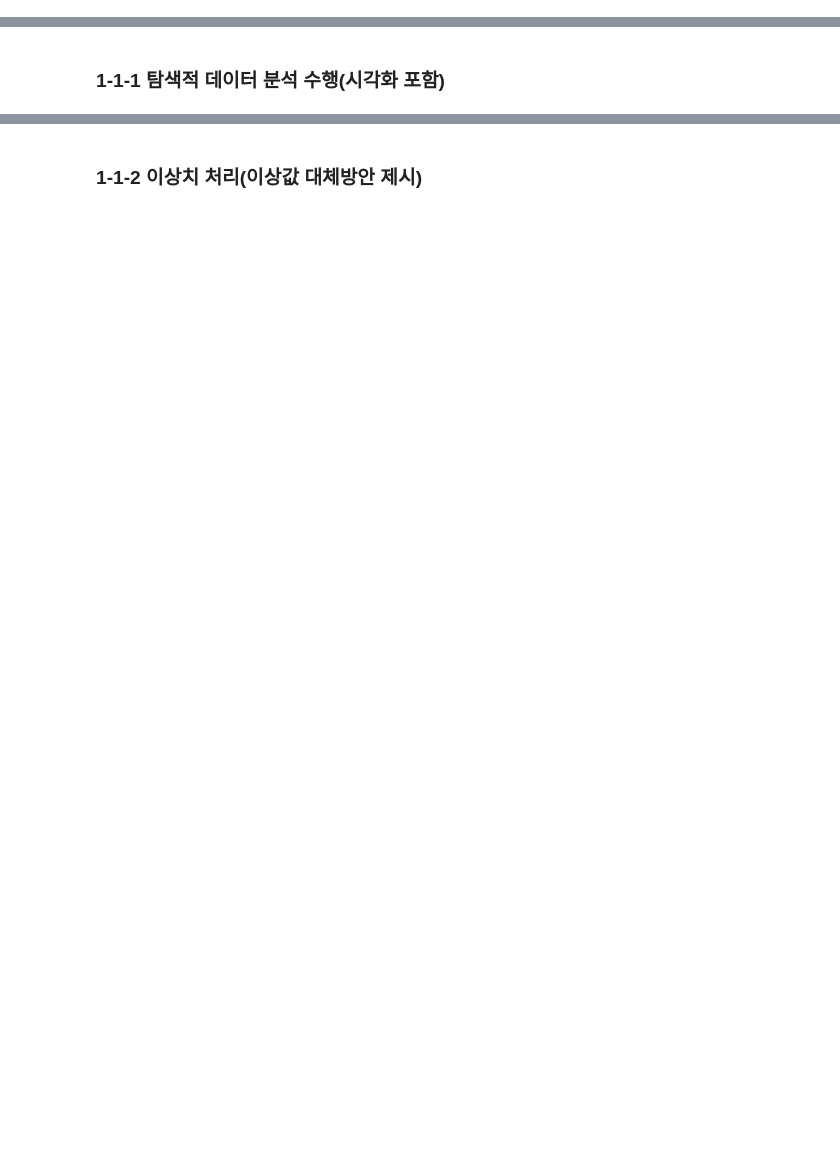
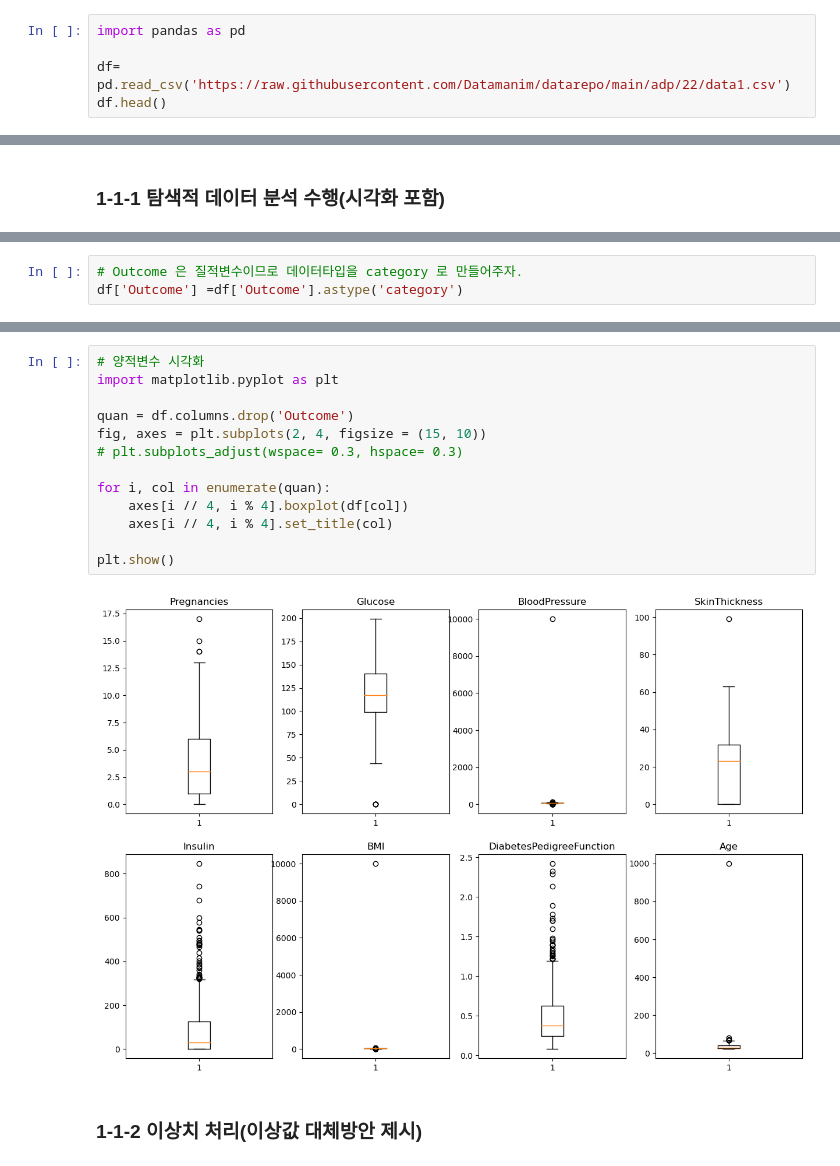
Before and after one commit to Junoflows/ADP, a Jupyter notebook: 문제/ADP_22회_기출.ipynb, the cells around one changed output, grey strips where cells are left out. Cells and saved outputs as stored; diff of their text form; blank space fills up the shorter version.

```diff
--- a/문제/ADP_22회_기출.ipynb
+++ b/문제/ADP_22회_기출.ipynb
@@ -13,3 +13,8 @@
 <br/><br/>
 
 + 발병유무(종속변수) : Outcome
+# %%
+import pandas as pd
+
+df= pd.read_csv('https://raw.githubusercontent.com/Datamanim/datarepo/main/adp/22/data1.csv')
+df.head()
@@ -17,0 +50,3 @@
+# %%
+# Outcome 은 질적변수이므로 데이터타입을 category 로 만들어주자.
+df['Outcome'] =df['Outcome'].astype('category')
@@ -18,2 +74,17 @@
+# %%
+# 양적변수 시각화
+import matplotlib.pyplot as plt
+
+quan = df.columns.drop('Outcome')
+fig, axes = plt.subplots(2, 4, figsize = (15, 10))
+# plt.subplots_adjust(wspace= 0.3, hspace= 0.3)
+
+for i, col in enumerate(quan):
+    axes[i // 4, i % 4].boxplot(df[col])
+    axes[i // 4, i % 4].set_title(col)
+
+plt.show()
+# %% [output]
+[figure, added]
 # %% [markdown]
 ### 1-1-2 이상치 처리(이상값 대체방안 제시)
```
Also changed, not shown: parts of 44 cells of this notebook, 1 other file.
